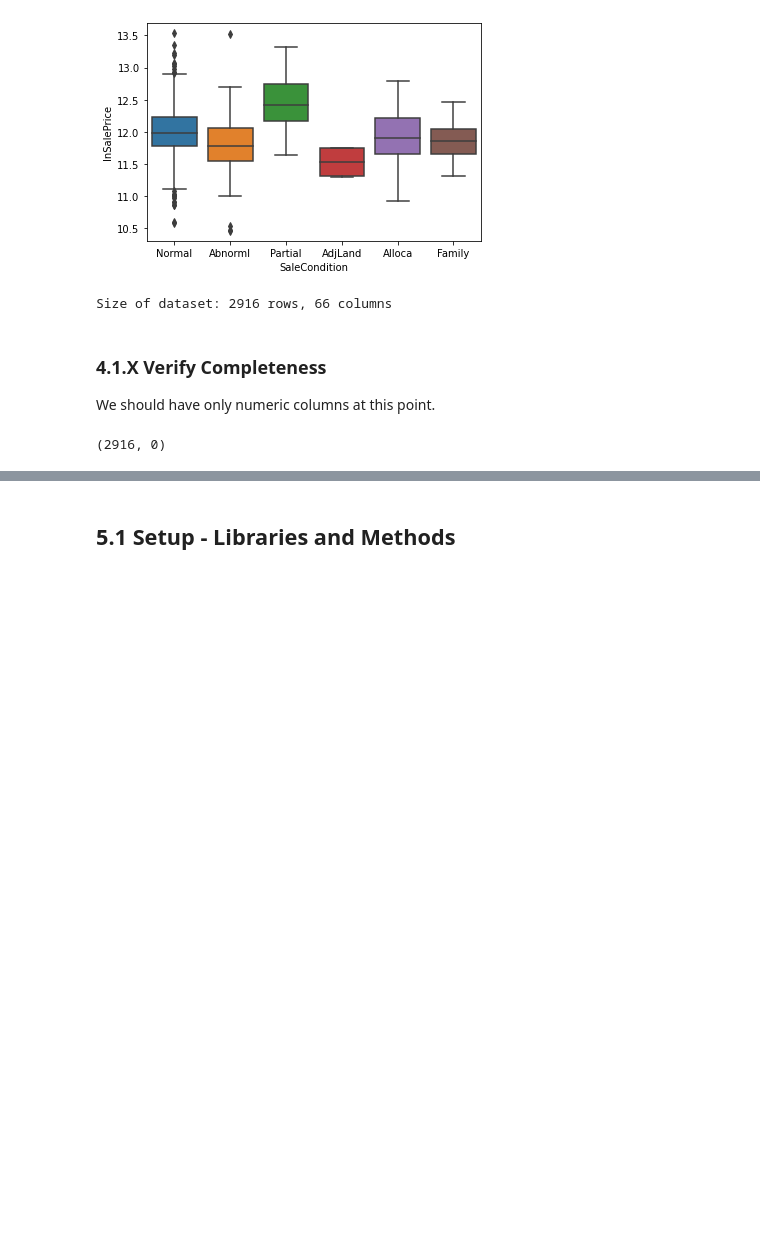
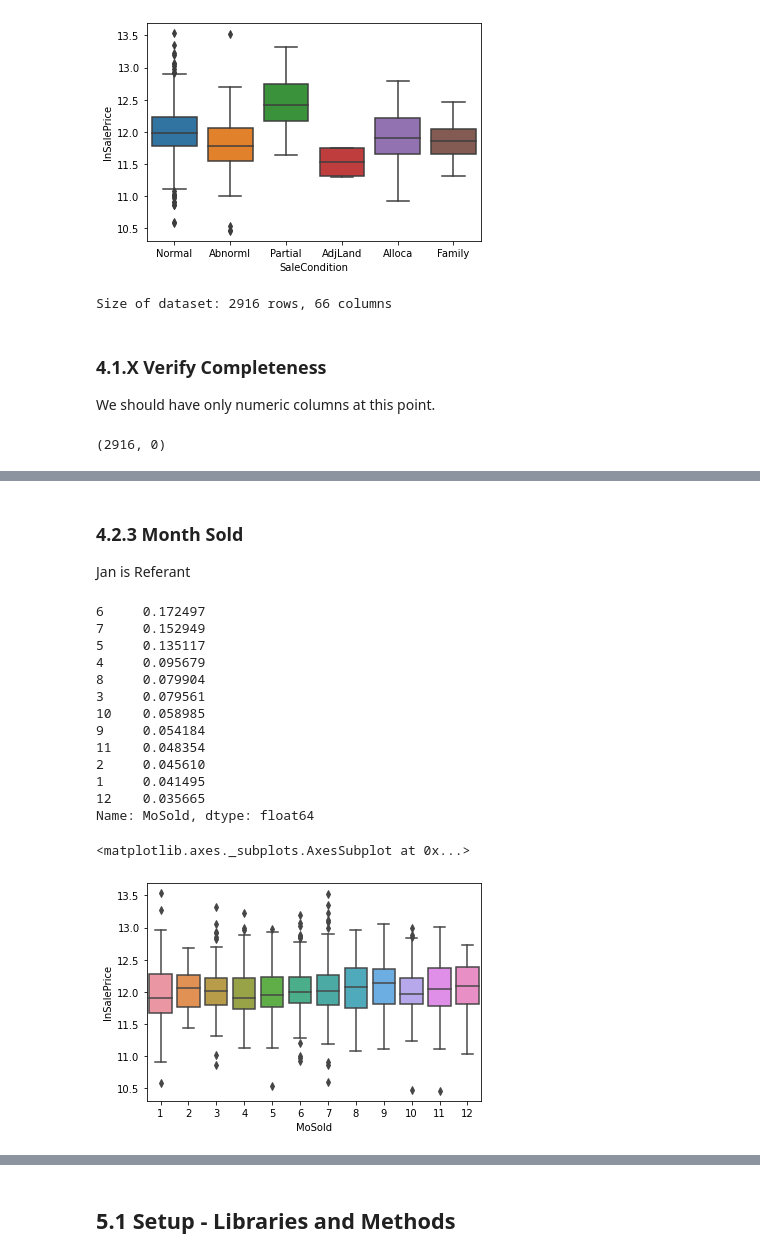
Before and after one commit to weswest/MSDS422, a Jupyter notebook: MSDS_422_Assignment2.ipynb, the cells around one changed output, grey strips where cells are left out. Drawn from its saved outputs; the diff is of its cells as text; code cells hidden in the pictures; blank space fills up the shorter version.

```diff
--- a/MSDS_422_Assignment2.ipynb
+++ b/MSDS_422_Assignment2.ipynb
@@ -2413,0 +2405,8 @@ Approach largely pulled from https://www.kaggle.com/anupjana/top-10-ames-house-p
+# %%
+df_all['TotalFullBaths'] = df_all['BsmtFullBath'] + df_all['FullBath']
+df_all['TotalHalfBaths'] = df_all['BsmtHalfBath'] + df_all['HalfBath']
+
+df_all=df_all.drop(columns=['BsmtFullBath'])
+df_all=df_all.drop(columns=['BsmtHalfBath'])
+df_all=df_all.drop(columns=['FullBath'])
+df_all=df_all.drop(columns=['HalfBath'])
@@ -2413,0 +2424,14 @@ Approach largely pulled from https://www.kaggle.com/anupjana/top-10-ames-house-p
+# %%
+print(pd.value_counts(df_all.TotalFullBaths, normalize='columns'))
+
+df_all['FullBath0'] = df_all['TotalFullBaths'].replace(dict(num0_dict))
+df_all['FullBath2'] = df_all['TotalFullBaths'].replace(dict(num2_dict))
+df_all['FullBath3'] = df_all['TotalFullBaths'].replace(dict(num3_dict))
+df_all['FullBath4plus'] = df_all['TotalFullBaths'].replace(dict(num4plus_dict))
+
+print(pd.value_counts(df_all.FullBath0, normalize='columns'))
+print(pd.value_counts(df_all.FullBath2, normalize='columns'))
+print(pd.value_counts(df_all.FullBath3, normalize='columns'))
+print(pd.value_counts(df_all.FullBath4plus, normalize='columns'))
+df_all=df_all.drop(columns=['TotalFullBaths'])
+printsize(df_all)
@@ -2413,0 +2469,14 @@ Approach largely pulled from https://www.kaggle.com/anupjana/top-10-ames-house-p
+# %%
+print(pd.value_counts(df_all.TotalHalfBaths, normalize='columns'))
+
+df_all['HalfBath0'] = df_all['TotalHalfBaths'].replace(dict(num0_dict))
+df_all['HalfBath2'] = df_all['TotalHalfBaths'].replace(dict(num2_dict))
+df_all['HalfBath3'] = df_all['TotalHalfBaths'].replace(dict(num3_dict))
+df_all['HalfBath4plus'] = df_all['TotalHalfBaths'].replace(dict(num4plus_dict))
+
+print(pd.value_counts(df_all.HalfBath0, normalize='columns'))
+print(pd.value_counts(df_all.HalfBath2, normalize='columns'))
+print(pd.value_counts(df_all.HalfBath3, normalize='columns'))
+print(pd.value_counts(df_all.HalfBath4plus, normalize='columns'))
+df_all=df_all.drop(columns=['TotalHalfBaths'])
+printsize(df_all)
@@ -2413,0 +2503,23 @@ Approach largely pulled from https://www.kaggle.com/anupjana/top-10-ames-house-p
+# %% [markdown]
+### 4.2.3 Month Sold
+
+Jan is Referant
+# %%
+print(pd.value_counts(df_all.MoSold, normalize='columns'))
+sns.boxplot( x = df_train['MoSold'], y=df_train["lnSalePrice"])
+# %% [output]
+6     0.172497
+7     0.152949
+5     0.135117
+4     0.095679
+8     0.079904
+3     0.079561
+10    0.058985
+9     0.054184
+11    0.048354
+2     0.045610
+1     0.041495
+12    0.035665
+Name: MoSold, dtype: float64
+<matplotlib.axes._subplots.AxesSubplot at 0x...>
+[figure, added]
```
Also changed, not shown: parts of 99 cells of this notebook.
